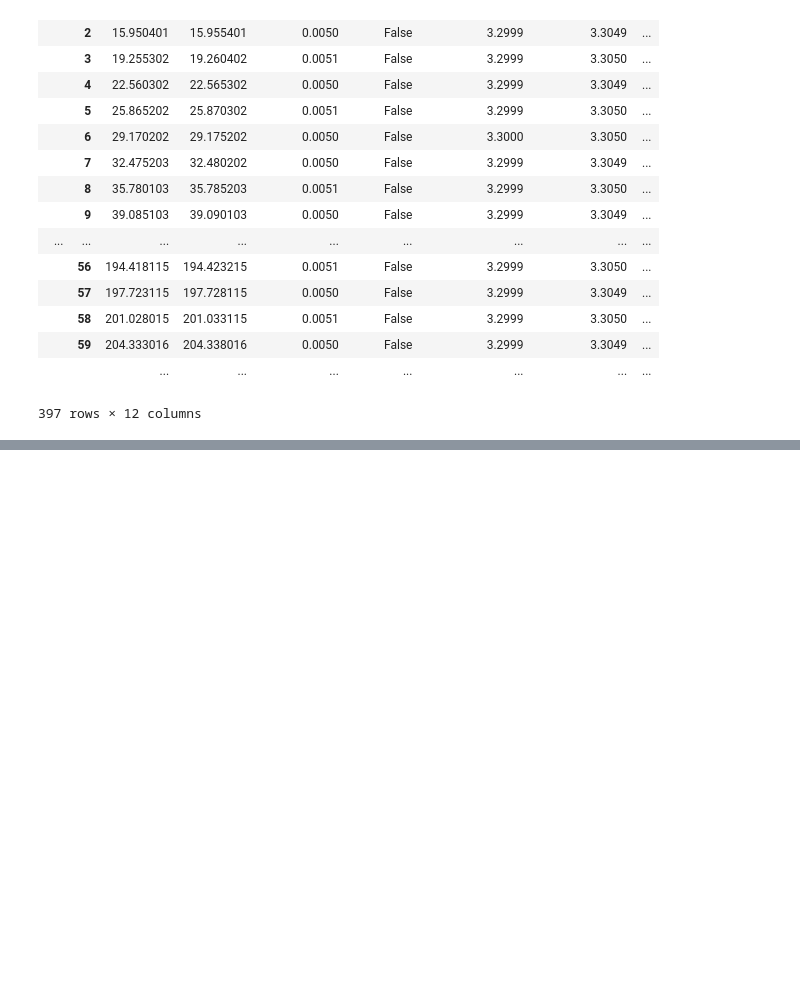
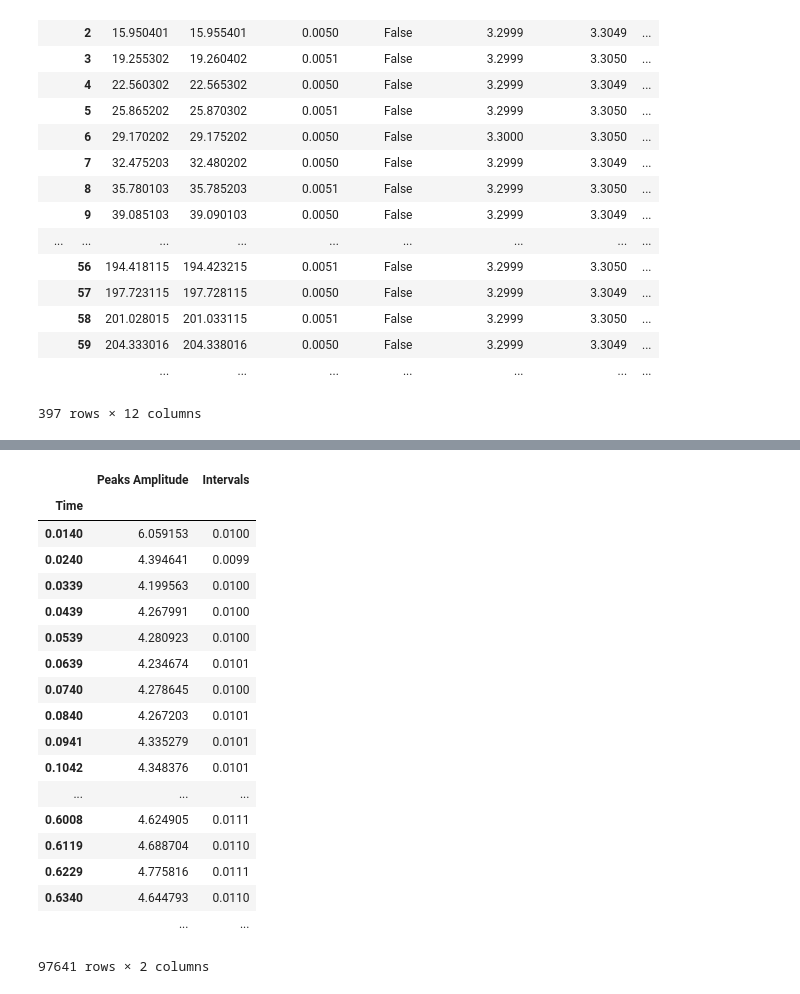
Before and after one commit to aedobyns/lab, a Jupyter notebook: Kitchen Sink-Bass.ipynb, the cells around one changed output, grey strips where cells are left out. Drawn from its saved outputs; the diff is of its cells as text; code cells hidden in the pictures; blank space fills up the shorter version.

```diff
--- a/Kitchen Sink-Bass.ipynb
+++ b/Kitchen Sink-Bass.ipynb
@@ -209,0 +297,22 @@ Results['Bursts-Master']
+# %%
+Results['Peaks']['-40']
+# %% [output]
+|  | Peaks Amplitude | Intervals |
+| Time |  |  |
+| 0.0140 | 6.059153 | 0.0100 |
+| 0.0240 | 4.394641 | 0.0099 |
+| 0.0339 | 4.199563 | 0.0100 |
+| 0.0439 | 4.267991 | 0.0100 |
+| 0.0539 | 4.280923 | 0.0100 |
+| 0.0639 | 4.234674 | 0.0101 |
+| 0.0740 | 4.278645 | 0.0100 |
+| 0.0840 | 4.267203 | 0.0101 |
+| 0.0941 | 4.335279 | 0.0101 |
+| 0.1042 | 4.348376 | 0.0101 |
+| ... | ... | ... |
+| 0.6008 | 4.624905 | 0.0111 |
+| 0.6119 | 4.688704 | 0.0110 |
+| 0.6229 | 4.775816 | 0.0111 |
+| 0.6340 | 4.644793 | 0.0110 |
+|  | ... | ... |
+97641 rows × 2 columns
```
Also changed, not shown: parts of 6 cells of this notebook, 3 other files.
